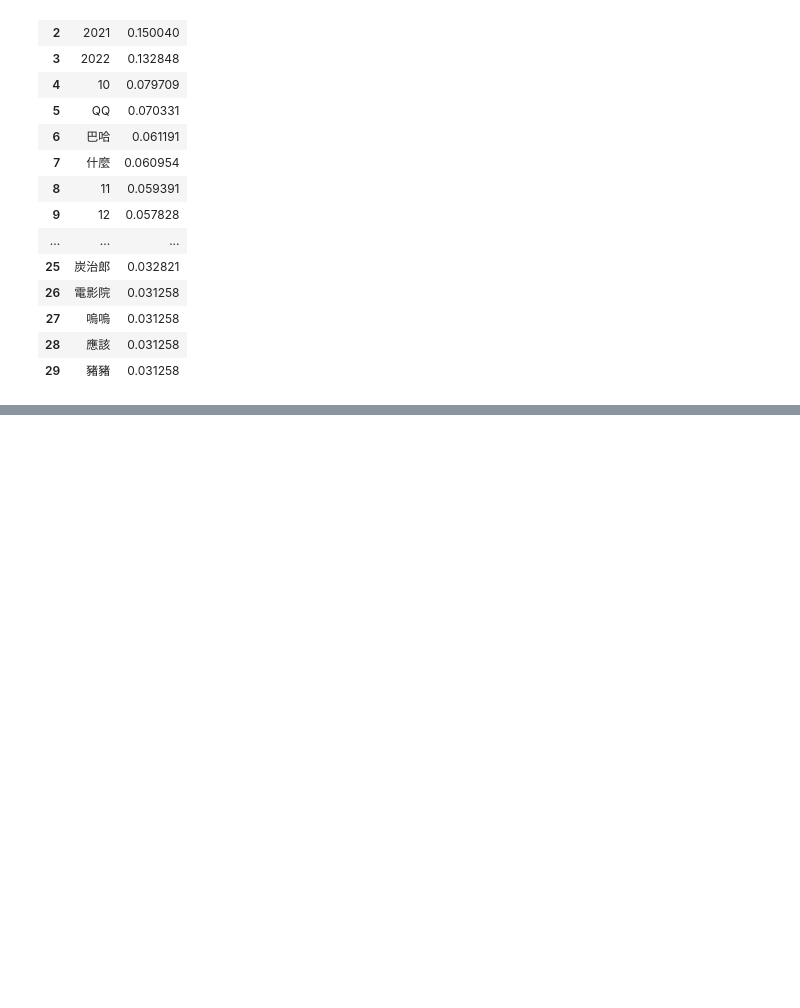
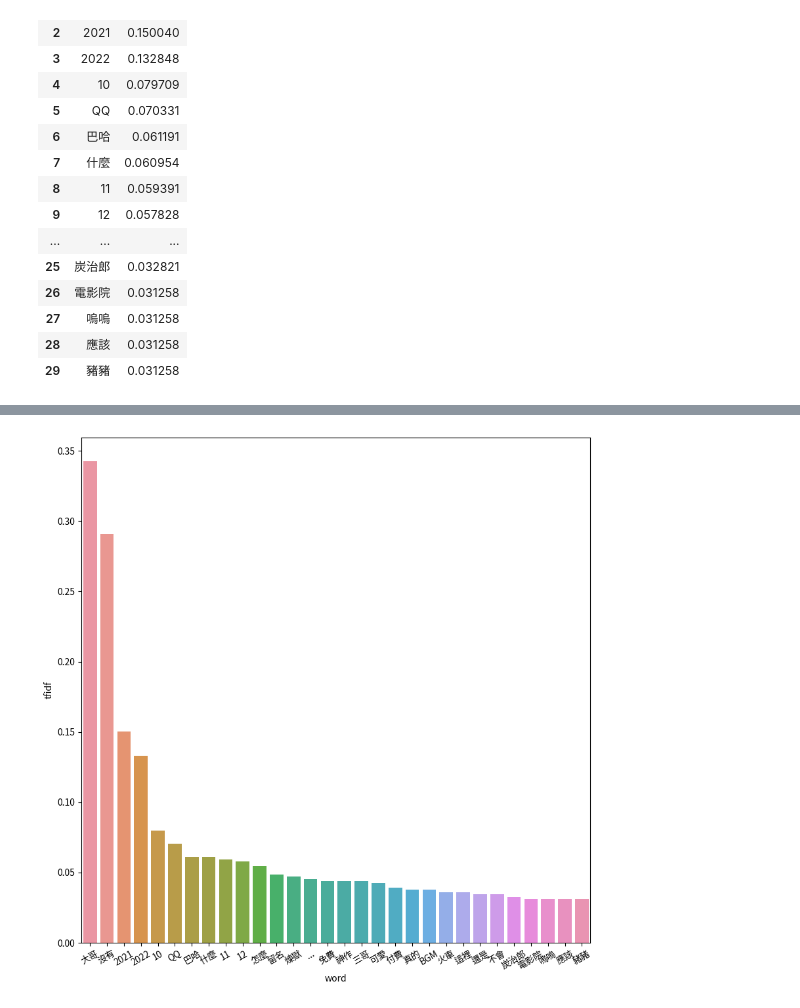
Before and after one commit to Elwing-Chou/kmu1203, a Jupyter notebook: 2_pandas.ipynb, the cells around one changed output, grey strips where cells are left out. Drawn from its saved outputs; the diff is of its cells as text; code cells hidden in the pictures; blank space fills up the shorter version.

```diff
--- a/2_pandas.ipynb
+++ b/2_pandas.ipynb
@@ -182,3 +182,11 @@ tfidf
 | 27 | 嗚嗚 | 0.031258 |
 | 28 | 應該 | 0.031258 |
 | 29 | 豬豬 | 0.031258 |
+# %%
+# Colab 進行matplotlib繪圖時顯示繁體中文
+from matplotlib.font_manager import fontManager
+
+url = "https://drive.google.com/uc?id=1eGAsTN1HBpJAkeVM57_C7ccp7hbgSz3_&export=download"
+req.urlretrieve(url, "TaipeiSansTCBeta-Regular.ttf")
+fontManager.addfont('TaipeiSansTCBeta-Regular.ttf')
+plt.rc('font', family='Taipei Sans TC Beta')
@@ -184,0 +200,7 @@ tfidf
+# %%
+plt.figure(figsize=[10, 10])
+sns.barplot(x=tfidf["word"], y=tfidf["tfidf"])
+plt.xticks(rotation=30)
+plt.show()
+# %% [output]
+[figure, added]
```
Also changed, not shown: parts of 1 cell of this notebook.
